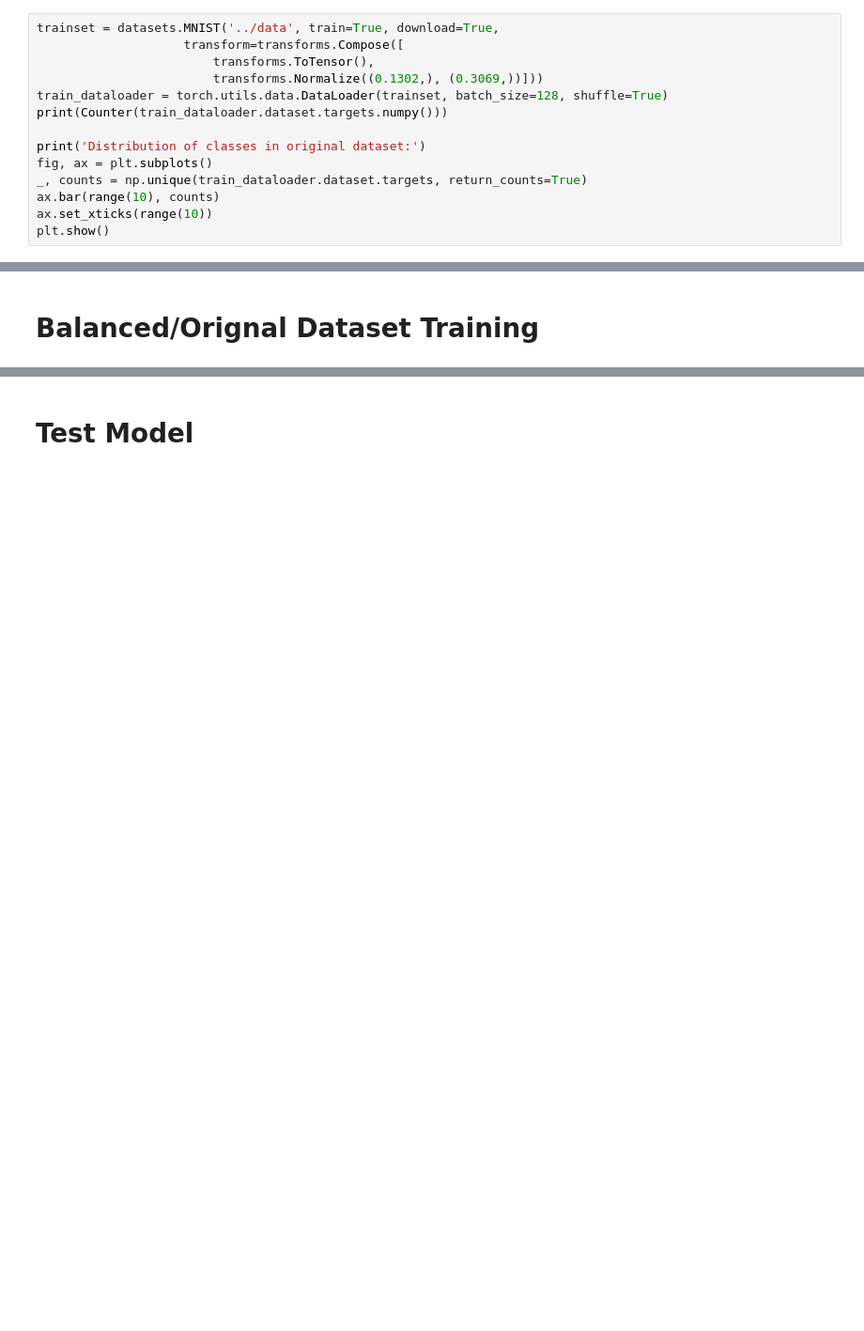
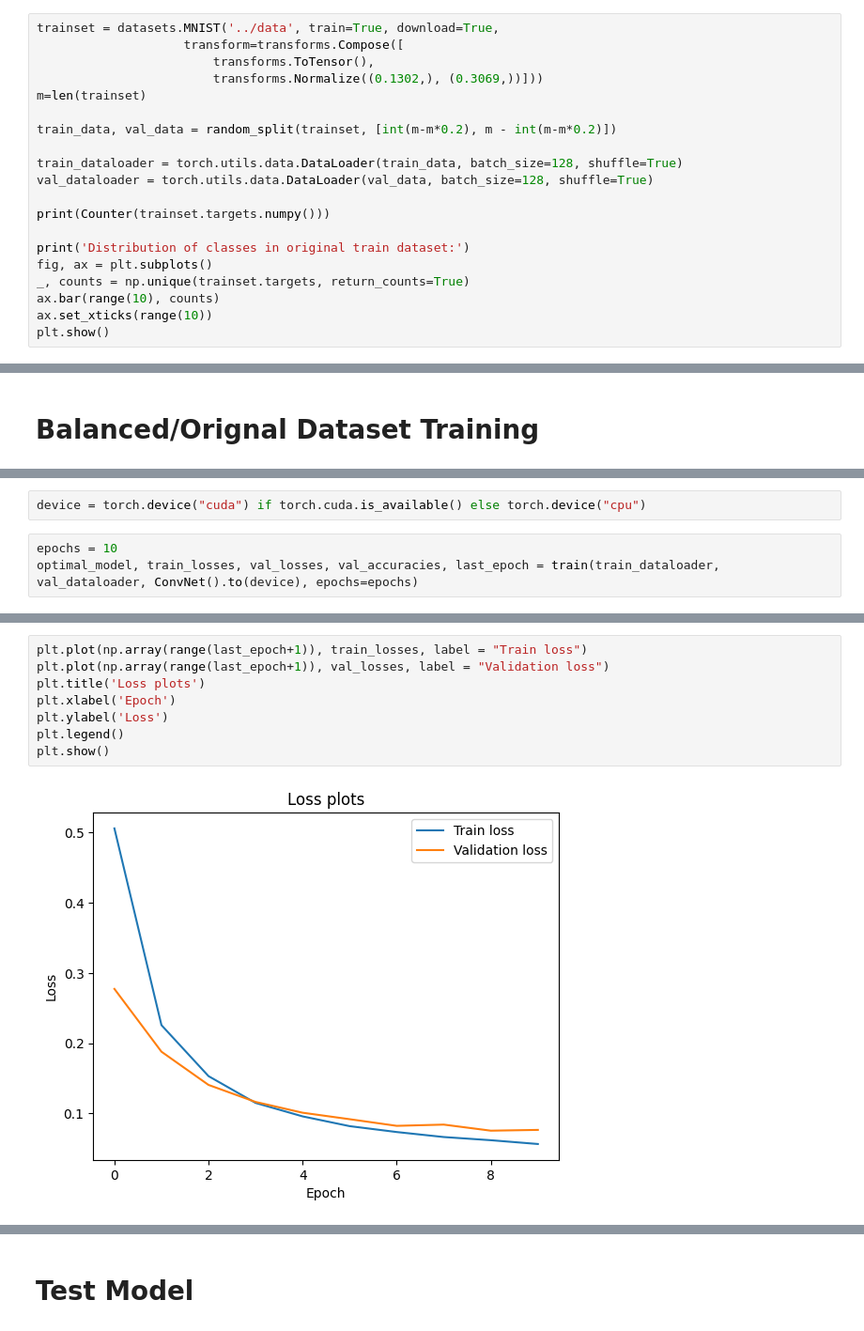
Before and after one commit to PacktPublishing/Machine-Learning-for-Imbalanced-Data, a Jupyter notebook: chapter07/VAE_MNIST.ipynb, the cells around one changed output, grey strips where cells are left out. Shown at 94% size. Saved outputs shown, nothing was run; the diff lists cells and outputs as text; blank space fills up the shorter version.

```diff
--- a/chapter07/VAE_MNIST.ipynb
+++ b/chapter07/VAE_MNIST.ipynb
@@ -117,12 +164,18 @@ trainset = datasets.MNIST('../data', train=True, download=True,
                     transform=transforms.Compose([
                         transforms.ToTensor(),
                         transforms.Normalize((0.1302,), (0.3069,))]))
-train_dataloader = torch.utils.data.DataLoader(trainset, batch_size=128, shuffle=True)
-print(Counter(train_dataloader.dataset.targets.numpy()))
+m=len(trainset)
 
-print('Distribution of classes in original dataset:')
+train_data, val_data = random_split(trainset, [int(m-m*0.2), m - int(m-m*0.2)])
+
+train_dataloader = torch.utils.data.DataLoader(train_data, batch_size=128, shuffle=True)
+val_dataloader = torch.utils.data.DataLoader(val_data, batch_size=128, shuffle=True)
+
+print(Counter(trainset.targets.numpy()))
+
+print('Distribution of classes in original train dataset:')
 fig, ax = plt.subplots()
-_, counts = np.unique(train_dataloader.dataset.targets, return_counts=True)
+_, counts = np.unique(trainset.targets, return_counts=True)
 ax.bar(range(10), counts)
 ax.set_xticks(range(10))
 plt.show()
@@ -176,0 +208,5 @@ epoch: 0 [460/469 (98%)]         training loss: 0.237176
+# %%
+device = torch.device("cuda") if torch.cuda.is_available() else torch.device("cpu")
+# %%
+epochs = 10
+optimal_model, train_losses, val_losses, val_accuracies, last_epoch = train(train_dataloader, val_dataloader, ConvNet().to(device), epochs=epochs)
@@ -176,0 +231,10 @@ epoch: 0 [460/469 (98%)]         training loss: 0.237176
+# %%
+plt.plot(np.array(range(last_epoch+1)), train_losses, label = "Train loss")
+plt.plot(np.array(range(last_epoch+1)), val_losses, label = "Validation loss")
+plt.title('Loss plots')
+plt.xlabel('Epoch')
+plt.ylabel('Loss')
+plt.legend()
+plt.show()
+# %% [output]
+[figure, added]
```
Also changed, not shown: parts of 37 cells of this notebook.
